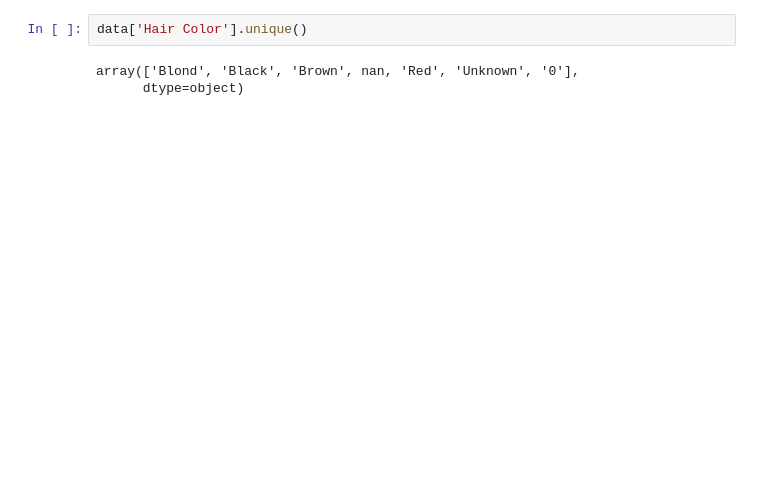
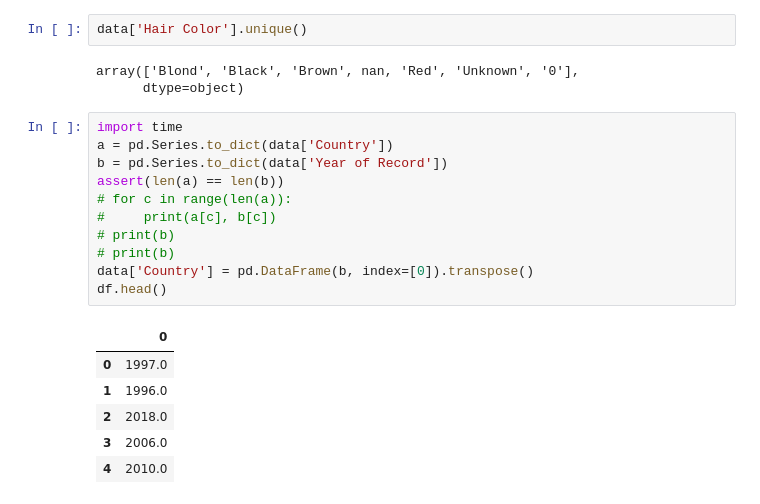
Before and after one commit to daniel-dennis/TCD-ML-1, a Jupyter notebook: explore.ipynb, the cells around one changed output. Saved outputs shown, nothing was run; the diff lists cells and outputs as text; blank space fills up the shorter version.

```diff
--- a/explore.ipynb
+++ b/explore.ipynb
@@ -109,3 +109,21 @@ data['Hair Color'].unique()
 # %% [output]
 array(['Blond', 'Black', 'Brown', nan, 'Red', 'Unknown', '0'],
       dtype=object)
+# %%
+import time
+a = pd.Series.to_dict(data['Country'])
+b = pd.Series.to_dict(data['Year of Record'])
+assert(len(a) == len(b))
+# for c in range(len(a)):
+#     print(a[c], b[c])
+# print(b)
+# print(b)
+data['Country'] = pd.DataFrame(b, index=[0]).transpose()
+df.head()
+# %% [output]
+|  | 0 |
+| 0 | 1997.0 |
+| 1 | 1996.0 |
+| 2 | 2018.0 |
+| 3 | 2006.0 |
+| 4 | 2010.0 |
```
Also changed, not shown: parts of 2 cells of this notebook, 1 other file.
